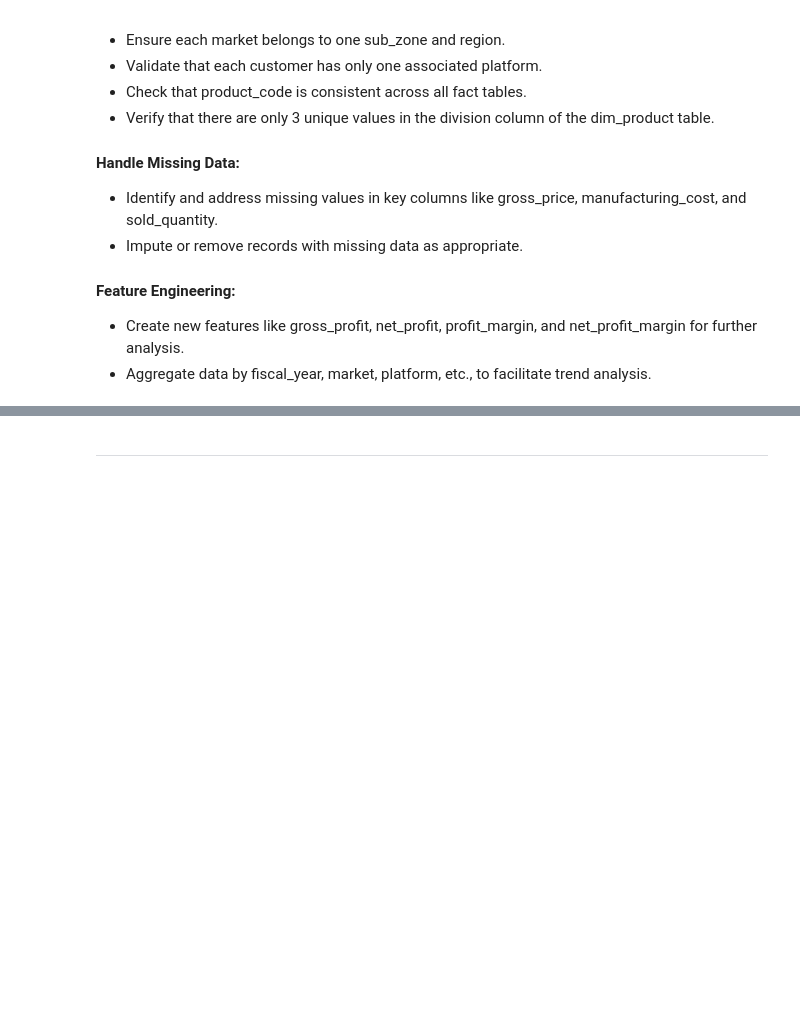
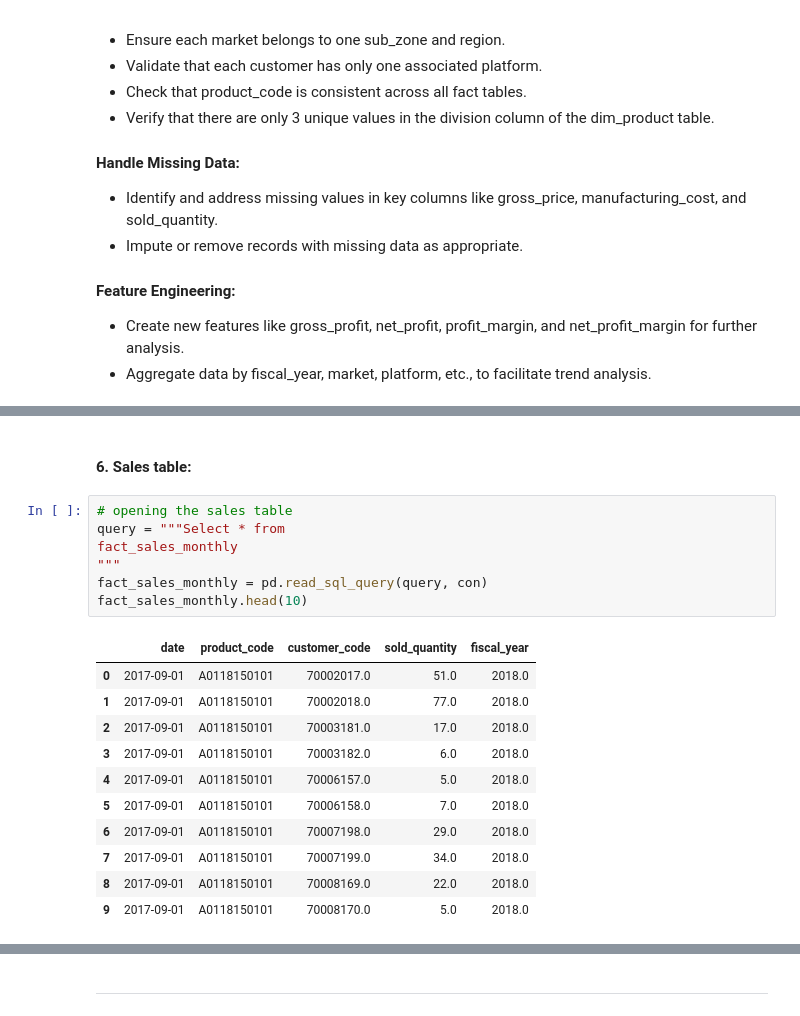
Before and after one commit to CesarChaparro1974/Financial_Analysis_Project, a Jupyter notebook: final_project.ipynb, the cells around one changed output, grey strips where cells are left out. Drawn from its saved outputs; the diff is of its cells as text; blank space fills up the shorter version.

```diff
--- a/final_project.ipynb
+++ b/final_project.ipynb
@@ -60,0 +415,21 @@
+# %% [markdown]
+#### 6. Sales table:
+# %%
+# opening the sales table
+query = """Select * from
+fact_sales_monthly
+"""
+fact_sales_monthly = pd.read_sql_query(query, con)
+fact_sales_monthly.head(10)
+# %% [output]
+|  | date | product_code | customer_code | sold_quantity | fiscal_year |
+| 0 | 2017-09-01 | A0118150101 | 70002017.0 | 51.0 | 2018.0 |
+| 1 | 2017-09-01 | A0118150101 | 70002018.0 | 77.0 | 2018.0 |
+| 2 | 2017-09-01 | A0118150101 | 70003181.0 | 17.0 | 2018.0 |
+| 3 | 2017-09-01 | A0118150101 | 70003182.0 | 6.0 | 2018.0 |
+| 4 | 2017-09-01 | A0118150101 | 70006157.0 | 5.0 | 2018.0 |
+| 5 | 2017-09-01 | A0118150101 | 70006158.0 | 7.0 | 2018.0 |
+| 6 | 2017-09-01 | A0118150101 | 70007198.0 | 29.0 | 2018.0 |
+| 7 | 2017-09-01 | A0118150101 | 70007199.0 | 34.0 | 2018.0 |
+| 8 | 2017-09-01 | A0118150101 | 70008169.0 | 22.0 | 2018.0 |
+| 9 | 2017-09-01 | A0118150101 | 70008170.0 | 5.0 | 2018.0 |
```
Also changed, not shown: parts of 68 cells of this notebook, 1 other file.
